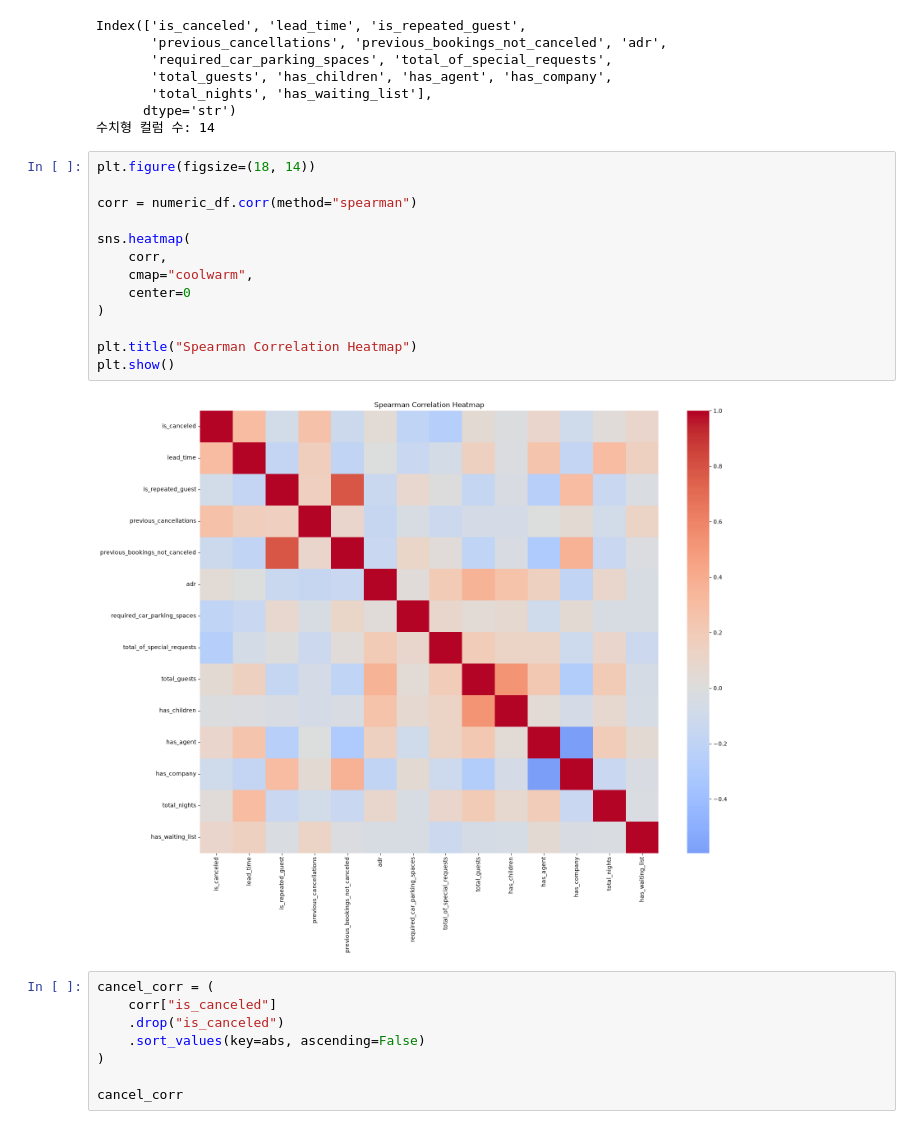
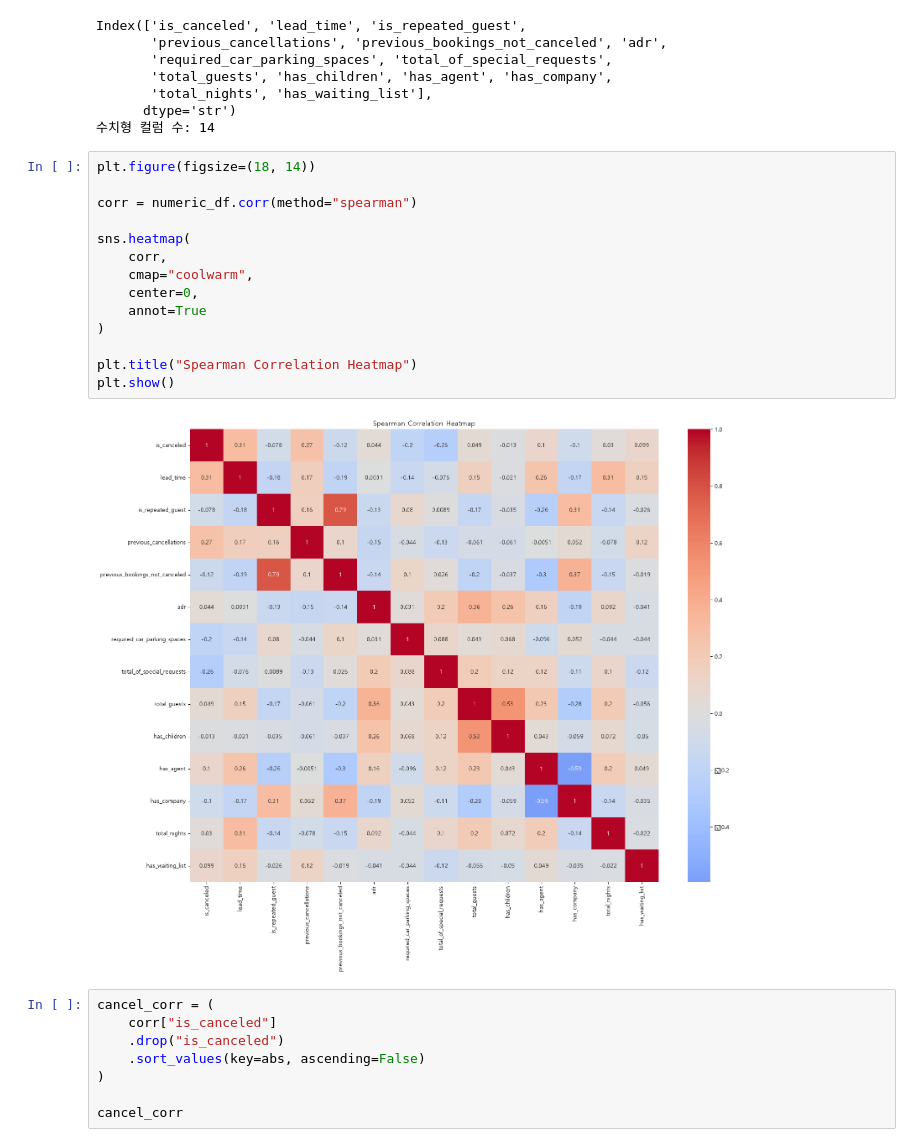
Before and after one commit to mseon94/Machine-Learning-PRJ, a Jupyter notebook: hotel_ml.ipynb, the cells around one changed output. Cells and saved outputs as stored; diff of their text form.

```diff
--- a/hotel_ml.ipynb
+++ b/hotel_ml.ipynb
@@ -189,18 +203,19 @@ Index(['is_canceled', 'lead_time', 'is_repeated_guest',
 # %%
 plt.figure(figsize=(18, 14))
 
 corr = numeric_df.corr(method="spearman")
 
 sns.heatmap(
     corr,
     cmap="coolwarm",
-    center=0
+    center=0,
+    annot=True
 )
 
 plt.title("Spearman Correlation Heatmap")
 plt.show()
 # %% [output]
-[figure, old version]
+[figure, new version]
 # %%
 cancel_corr = (
     corr["is_canceled"]
```
Also changed, not shown: parts of 45 cells of this notebook, 3 other files.
